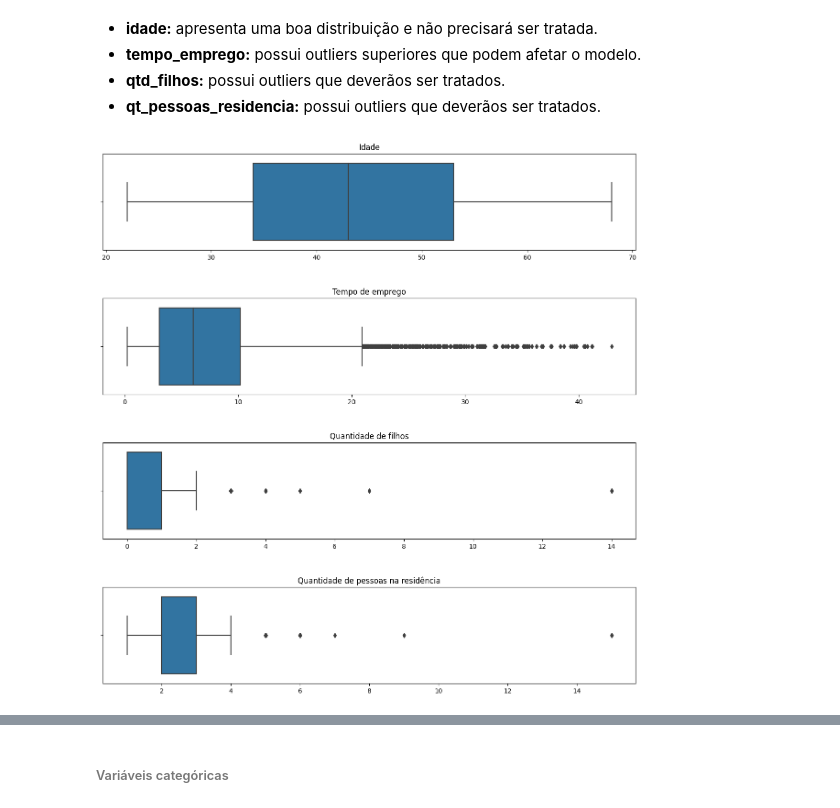
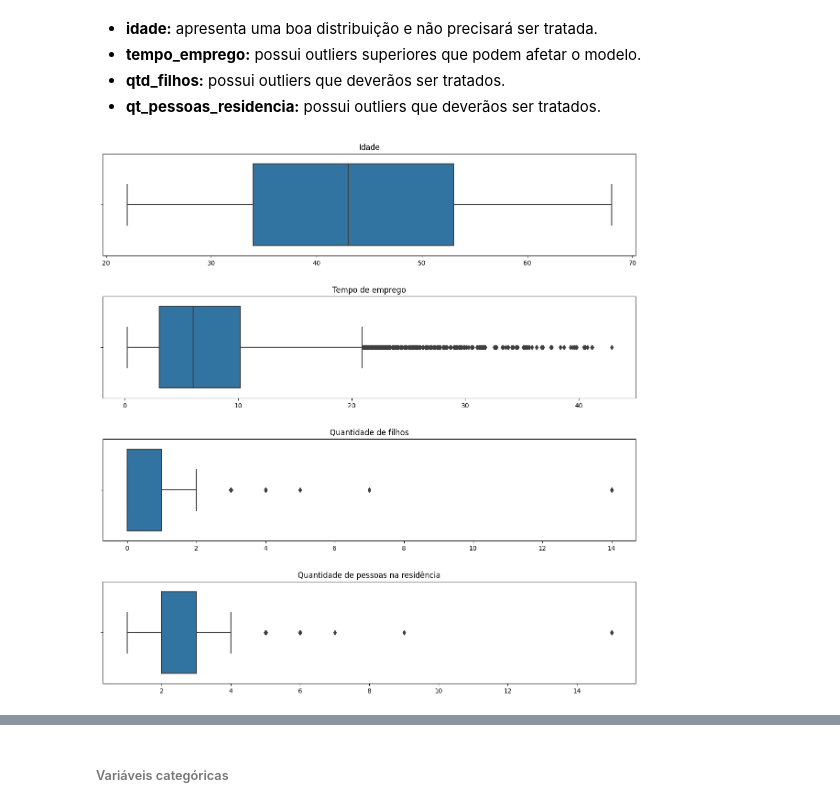
Before and after one commit to daviNGL/EBAC-projeto-previsao-de-renda, a Jupyter notebook: projeto.ipynb, the cells around one changed output, grey strips where cells are left out. Drawn from its saved outputs; the diff is of its cells as text; code cells hidden in the pictures.

```diff
--- a/projeto.ipynb
+++ b/projeto.ipynb
@@ -149,28 +149,28 @@ ax4.remove()
 # %%
 figura, (ax1, ax2, ax3, ax4) = plt.subplots(4, 1, figsize=(15, 15))
 
 sns.boxplot(data = df, x = 'idade', ax = ax1)
 sns.boxplot(data = df, x = 'tempo_emprego', ax = ax2)
 sns.boxplot(data = df, x = 'qtd_filhos', ax = ax3)
 sns.boxplot(data = df, x = 'qt_pessoas_residencia', ax = ax4)
 
 ax1.set_xlabel('')
 ax2.set_xlabel('')
 ax3.set_xlabel('')
 ax4.set_xlabel('')
 
 ax1.set_title('Idade')
 ax2.set_title('Tempo de emprego')
 ax3.set_title('Quantidade de filhos')
 ax4.set_title('Quantidade de pessoas na residência')
 
-figura.subplots_adjust(hspace=0.5, wspace=0.5)
+figura.subplots_adjust(hspace=0.4, wspace=0.5)
 
 plt.show()
 
 df[ ['idade', 'tempo_emprego', 'qtd_filhos', 'qt_pessoas_residencia'] ].describe().transpose()
 # %% [output]
-[figure, old version]
+[figure, new version]
 |  | count | mean | std | min | 25% | 50% | 75% | max |
 | idade | 15000.0 | 43.841400 | 11.229170 | 22.000000 | 34.000000 | 43.000000 | 53.000000 | 68.000000 |
 | tempo_emprego | 12466.0 | 7.750462 | 6.780216 | 0.191781 | 3.016438 | 6.016438 | 10.183562 | 42.906849 |
```
Also changed, not shown: parts of 3 cells of this notebook.
